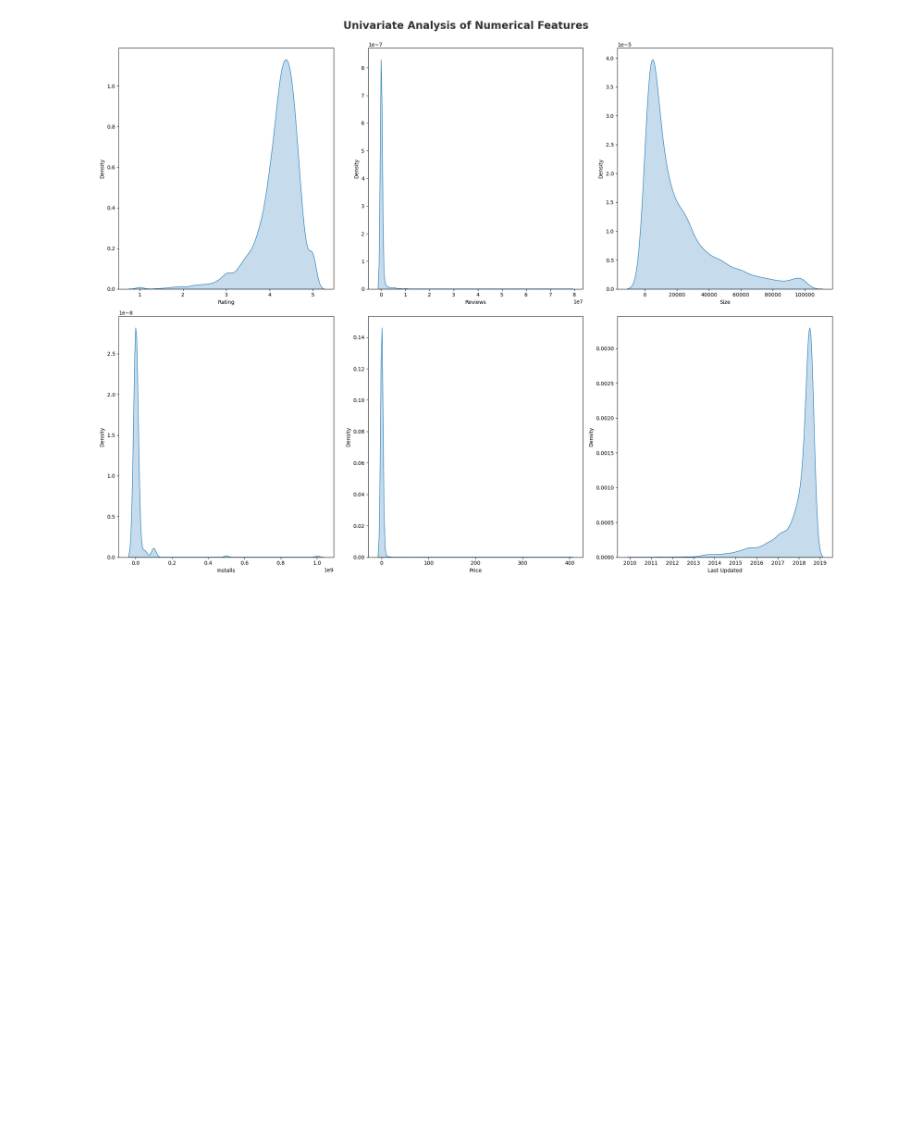
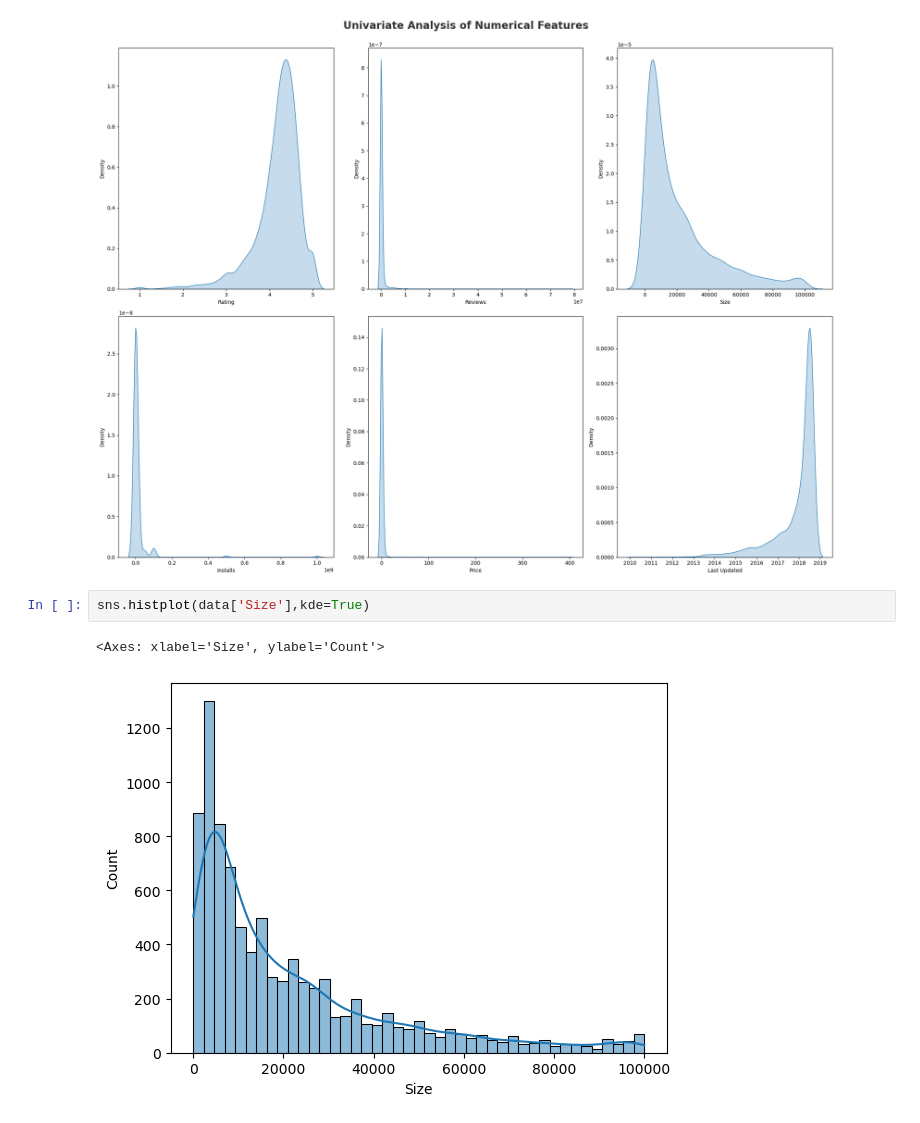
Before and after one commit to Msrevalli/EDA-Exploratory-Data-Analysis, a Jupyter notebook: Google_playstore_data_EDA.ipynb, the cells around one changed output. Drawn from its saved outputs; the diff is of its cells as text; blank space fills up the shorter version.

```diff
--- a/Google_playstore_data_EDA.ipynb
+++ b/Google_playstore_data_EDA.ipynb
@@ -687,3 +687,8 @@ for i in range(0,len(numeric_features)):
     plt.tight_layout()
 # %% [output]
 [figure]
+# %%
+sns.histplot(data['Size'],kde=True)
+# %% [output]
+<Axes: xlabel='Size', ylabel='Count'>
+[figure, added]
```
Also changed, not shown: parts of 17 cells of this notebook.
